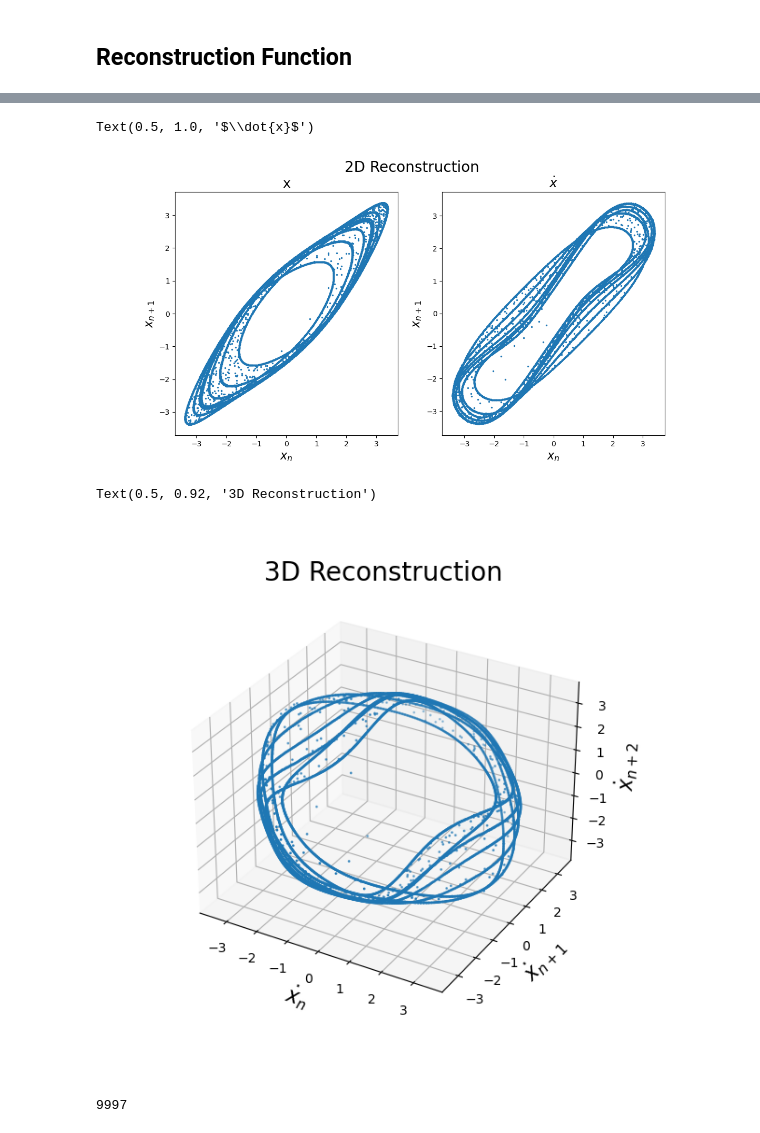
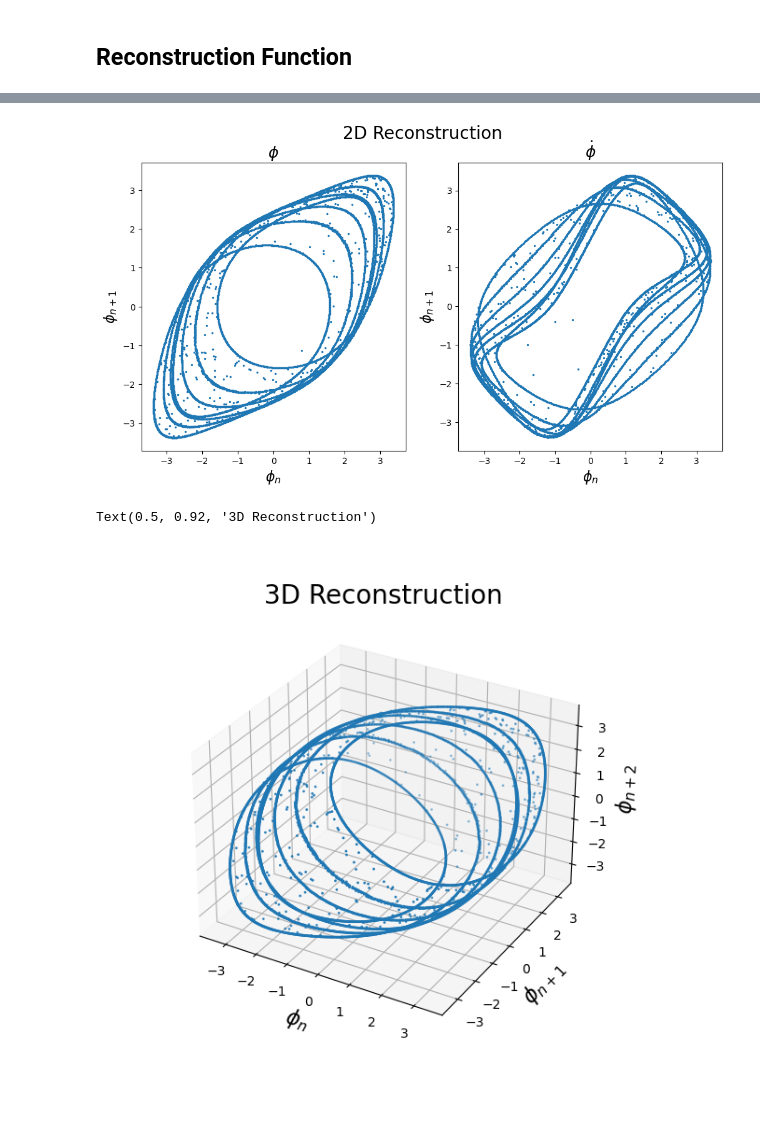
Before and after one commit to JosephWick/PhaseReconstruction, a Jupyter notebook: example_osc.ipynb, the cells around one changed output, grey strips where cells are left out. Saved outputs shown, nothing was run; the diff lists cells and outputs as text; code cells hidden in the pictures.

```diff
--- a/example_osc.ipynb
+++ b/example_osc.ipynb
@@ -117,36 +105,33 @@ plt.plot(dist[:6000])
 # %%
-tau = 50
-n=2
+%matplotlib inline
 
-sampleX = reconstructPhase(Y[:,0], tau, 2)
-sampleXdot = reconstructPhase(Y[:,1], tau, 2)
+tau = 100
+n=3
+
+sampleX = reconstructPhase(Y[:,0], tau, n)
+sampleXdot = reconstructPhase(Y[:,1], tau, n)
 
 fig, axs = plt.subplots(1,2, figsize=(12,6))
 
 axs[0].scatter(sampleX[0], sampleX[1], s=2)
 axs[1].scatter(sampleXdot[0], sampleXdot[1], s=2)
 
 plt.suptitle('2D Reconstruction', fontsize=20)
 
-axs[0].set_xlabel(r'$x_n$', fontsize=16)
-axs[0].set_ylabel(r'$x_{n+1}$', fontsize=16)
-axs[0].set_title('x', fontsize=18)
+axs[0].set_xlabel(r'$\phi_n$', fontsize=16)
+axs[0].set_ylabel(r'$\phi_{n+1}$', fontsize=16)
+axs[0].set_title(r'$\phi$', fontsize=18)
 
-axs[1].set_xlabel(r'$x_n$', fontsize=16)
-axs[1].set_ylabel(r'$x_{n+1}$', fontsize=16)
-axs[1].set_title(r'$\dot{x}$', fontsize=18)
+axs[1].set_xlabel(r'$\phi_n$', fontsize=16)
+axs[1].set_ylabel(r'$\phi_{n+1}$', fontsize=16)
+axs[1].set_title(r'$\dot{\phi}$', fontsize=18);
 # %% [output]
-Text(0.5, 1.0, '$\\dot{x}$')
-[figure, old version]
+[figure, new version]
 # %%
 %matplotlib widget
 
-tau = 100
-n = 3
-xdot = True
-
-sampleX = reconstructPhase(Y[:,0], tau, 3)
-sampleXdot = reconstructPhase(Y[:,1], tau, 3)
+# set this true to 3d scatter phi dot
+xdot = False
 
 data = sampleX
 if xdot: data=sampleXdot
@@ -155,20 +140,16 @@ fig = plt.figure(figsize=(6,6))
 ax = fig.add_subplot(projection='3d')
 ax.scatter(data[0], data[1], data[2], s=1)
 
-ax.set_xlabel(r'$x_n$', fontsize=16)
-ax.set_ylabel(r'$x_{n+1}$', fontsize=16)
-ax.set_zlabel(r'$x_{n+2}$', fontsize=16)
+ax.set_xlabel(r'$\phi_n$', fontsize=16)
+ax.set_ylabel(r'$\phi_{n+1}$', fontsize=16)
+ax.set_zlabel(r'$\phi_{n+2}$', fontsize=16)
 
 if xdot:
-    ax.set_xlabel(r'$\dot{x}_n$', fontsize=16)
-    ax.set_ylabel(r'$\dot{x}_{n+1}$', fontsize=16)
-    ax.set_zlabel(r'$\dot{x}_{n+2}$', fontsize=16)
+    ax.set_xlabel(r'$\dot{\phi}_n$', fontsize=16)
+    ax.set_ylabel(r'$\dot{\phi}_{n+1}$', fontsize=16)
+    ax.set_zlabel(r'$\dot{\phi}_{n+2}$', fontsize=16)
 
 ax.set_title('3D Reconstruction', fontsize=20)
 # %% [output]
 Text(0.5, 0.92, '3D Reconstruction')
-[figure, old version]
+[figure, new version]
-# %%
-len(data[0])
-# %% [output]
-9997
```
Also changed, not shown: parts of 18 cells of this notebook, 1 other file.
